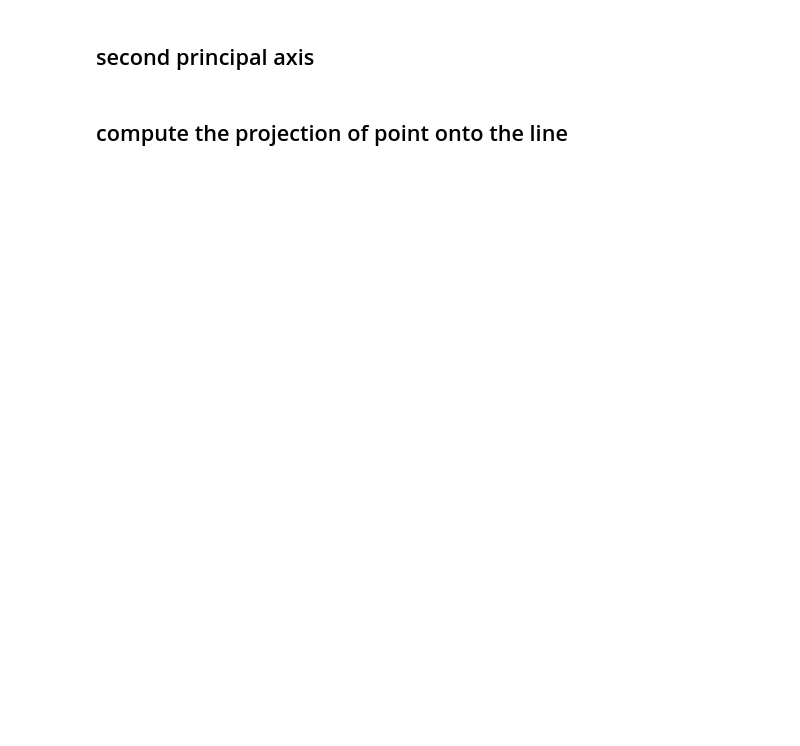
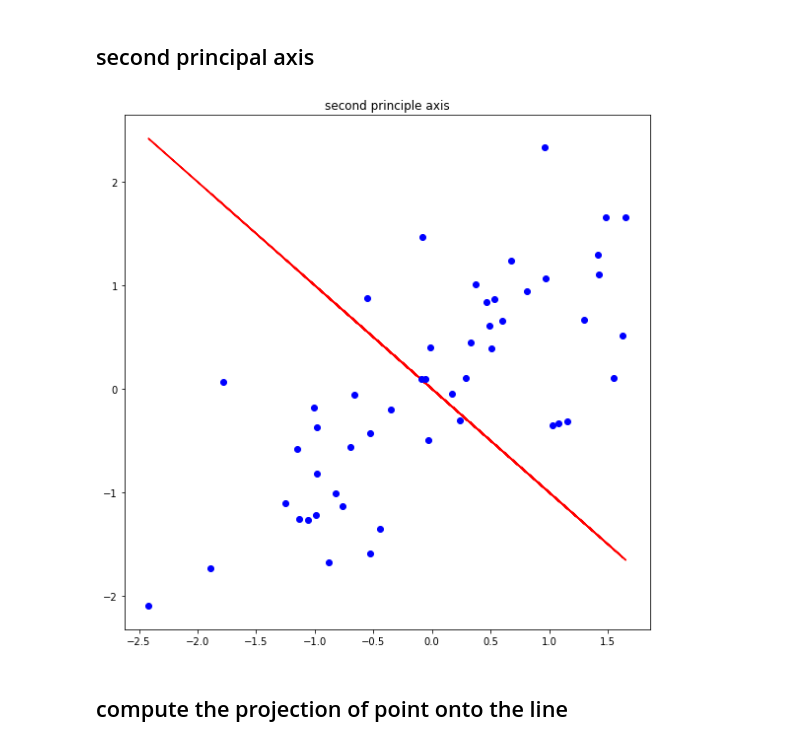
Before and after one commit to chan0139/assignment-machine-learning, a Jupyter notebook: 12/assignment_12.ipynb, the cells around one changed output. Cells and saved outputs as stored; diff of their text form; code cells hidden in the pictures; blank space fills up the shorter version.

```diff
--- a/12/assignment_12.ipynb
+++ b/12/assignment_12.ipynb
@@ -145,7 +128,7 @@ def first_priciple_axis(feature, func):
 # %% [markdown]
 ## second principal axis
 # %%
-def second_priciple_axis(feature, func):
+def second_priciple_axis(feature):
     plt.figure(figsize=(8,8))
     plt.title('second principle axis')
     x_normal = feature[:,0]
@@ -156,6 +139,10 @@ def second_priciple_axis(feature, func):
     plt.plot(x_normal, y_normal,'o', color='blue')
     plt.tight_layout()
     plt.show()
+# %%
+second_priciple_axis(feature_normal)
+# %% [output]
+[figure, added]
 # %% [markdown]
 ## compute the projection of point onto the line
 # %%
```
Also changed, not shown: parts of 16 cells of this notebook.
